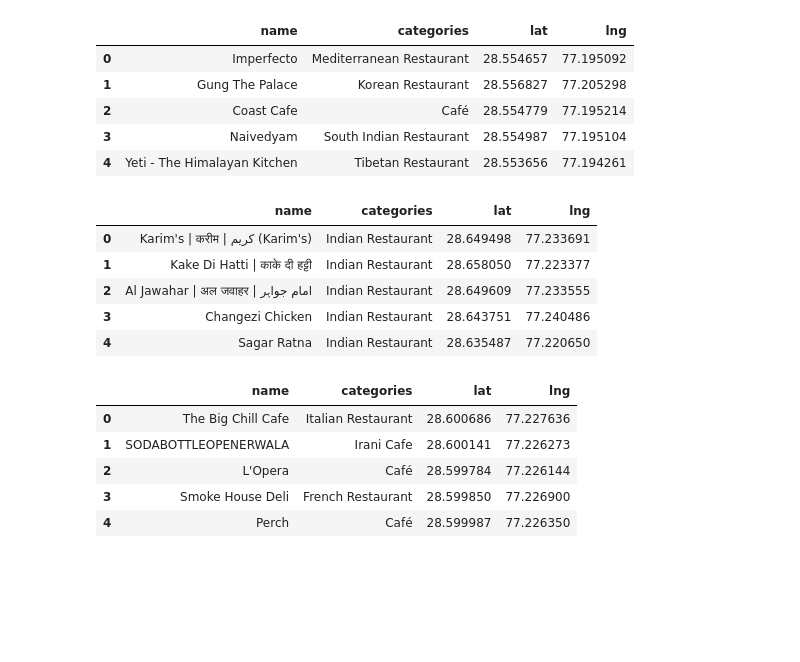
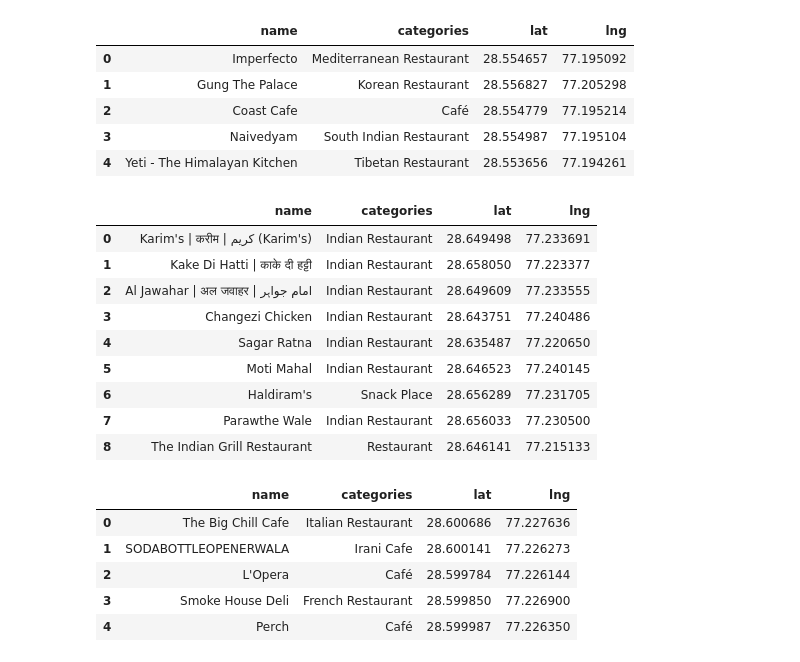
Before and after one commit to gauravr1993/Coursera_Capstone, a Jupyter notebook: Capstone_The-Battle-of-the-Neighborhoods.ipynb, the cells around one changed output. Drawn from its saved outputs; the diff is of its cells as text; code cells hidden in the pictures; blank space fills up the shorter version.

```diff
--- a/Capstone_The-Battle-of-the-Neighborhoods.ipynb
+++ b/Capstone_The-Battle-of-the-Neighborhoods.ipynb
@@ -181,16 +181,20 @@ hauz_khas_venue.head()
 # %%
 #Chandni Chowk Place Venues
 url = get_url(df.loc['Chandni Chowk']['Latitude'],df.loc['Chandni Chowk']['Longitude'])
 results = requests.get(url).json()
 chandni_chowk_venue = get_venues(results)
-chandni_chowk_venue.head()
+chandni_chowk_venue.head(9)
 # %% [output]
 |  | name | categories | lat | lng |
 | 0 | Karim's | करीम | کریم (Karim's) | Indian Restaurant | 28.649498 | 77.233691 |
 | 1 | Kake Di Hatti | काके दी हट्टी | Indian Restaurant | 28.658050 | 77.223377 |
 | 2 | Al Jawahar | अल जवाहर | امام جواہر | Indian Restaurant | 28.649609 | 77.233555 |
 | 3 | Changezi Chicken | Indian Restaurant | 28.643751 | 77.240486 |
 | 4 | Sagar Ratna | Indian Restaurant | 28.635487 | 77.220650 |
+| 5 | Moti Mahal | Indian Restaurant | 28.646523 | 77.240145 |
+| 6 | Haldiram's | Snack Place | 28.656289 | 77.231705 |
+| 7 | Parawthe Wale | Indian Restaurant | 28.656033 | 77.230500 |
+| 8 | The Indian Grill Restaurant | Restaurant | 28.646141 | 77.215133 |
 # %%
 #Khan Market Place Venues
 url = get_url(df.loc['Khan Market Delhi']['Latitude'],df.loc['Khan Market Delhi']['Longitude'])
```
Also changed, not shown: parts of 5 cells of this notebook.
